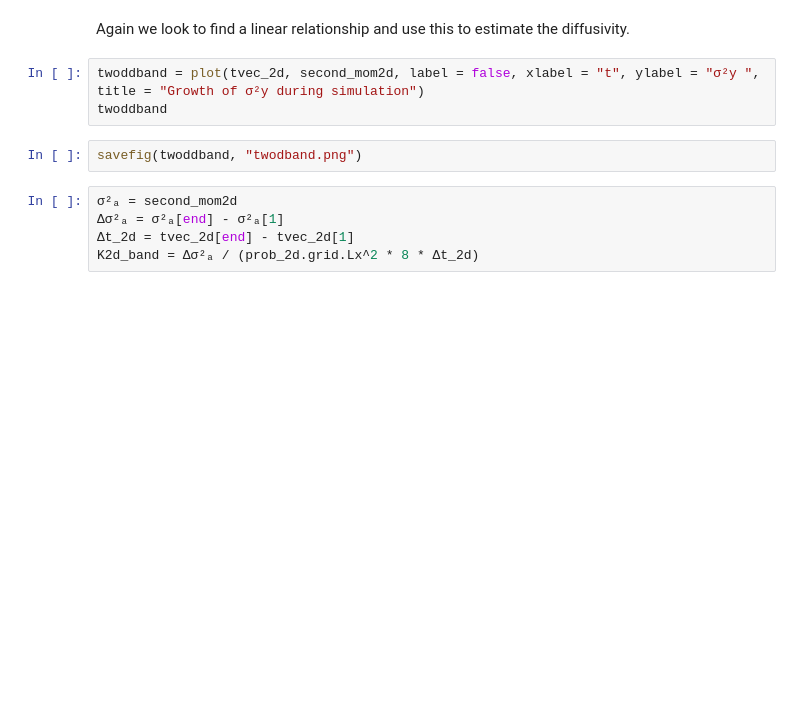
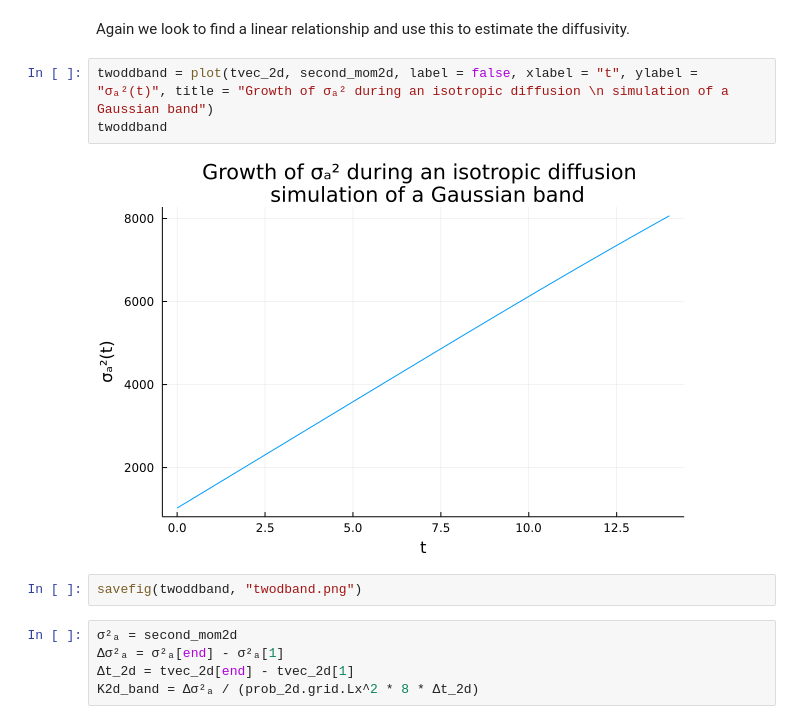
Before and after one commit to jbisits/Gaussian-diffusion, a Jupyter notebook: gaussdiff.ipynb, the cells around one changed output. Cells and saved outputs as stored; diff of their text form; blank space fills up the shorter version.

```diff
--- a/gaussdiff.ipynb
+++ b/gaussdiff.ipynb
@@ -419,8 +422,10 @@ Animation("/var/folders/xy/tfzr9ygs3d75fd8pymbbx3w40000gn/T/jl_0lx2rG", ["000001
 # %% [markdown]
 Again we look to find a linear relationship and use this to estimate the diffusivity.
 # %%
-twoddband = plot(tvec_2d, second_mom2d, label = false, xlabel = "t", ylabel = "σ²y ", title = "Growth of σ²y during simulation")
+twoddband = plot(tvec_2d, second_mom2d, label = false, xlabel = "t", ylabel = "σₐ²(t)", title = "Growth of σₐ² during an isotropic diffusion \n simulation of a Gaussian band")
 twoddband
+# %% [output]
+[figure, added]
 # %%
 savefig(twoddband, "twodband.png")
 # %%
```
Also changed, not shown: parts of 13 cells of this notebook.
